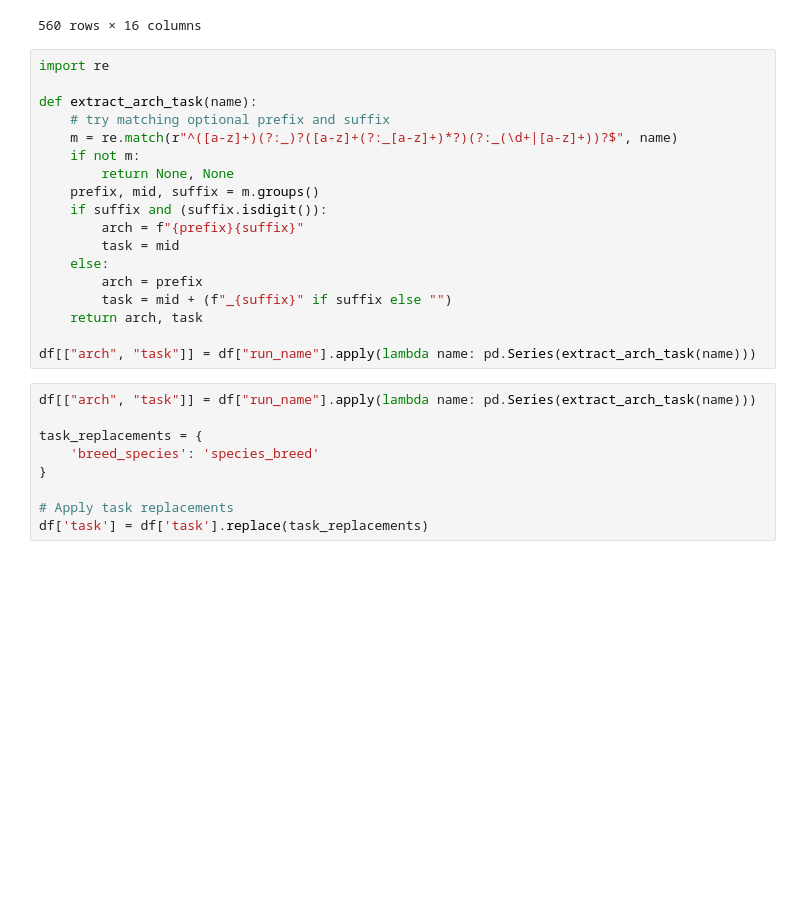
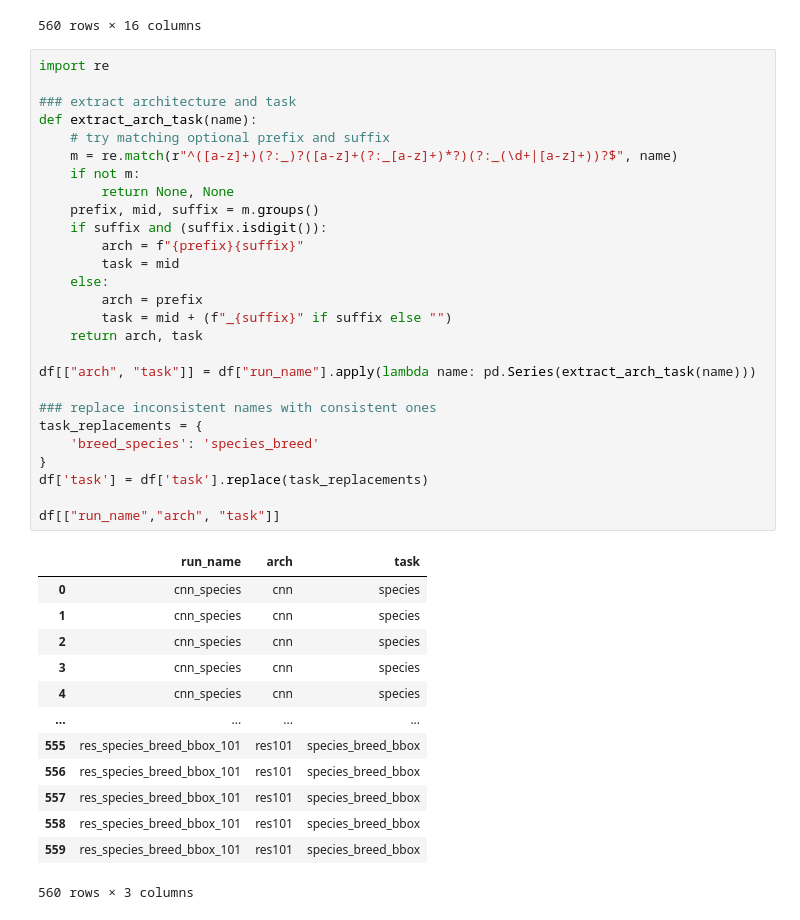
Before and after one commit to timfarkas/ADL_CW2, a Jupyter notebook: pre_training_analysis.ipynb, the cells around one changed output. Saved outputs shown, nothing was run; the diff lists cells and outputs as text; blank space fills up the shorter version.

```diff
--- a/pre_training_analysis.ipynb
+++ b/pre_training_analysis.ipynb
@@ -37,27 +39,41 @@ df
 # %%
 import re
 
+### extract architecture and task
 def extract_arch_task(name):
     # try matching optional prefix and suffix
     m = re.match(r"^([a-z]+)(?:_)?([a-z]+(?:_[a-z]+)*?)(?:_(\d+|[a-z]+))?$", name)
     if not m:
         return None, None
     prefix, mid, suffix = m.groups()
     if suffix and (suffix.isdigit()):
         arch = f"{prefix}{suffix}"
         task = mid
     else:
         arch = prefix
         task = mid + (f"_{suffix}" if suffix else "")
     return arch, task
 
 df[["arch", "task"]] = df["run_name"].apply(lambda name: pd.Series(extract_arch_task(name)))
+
+### replace inconsistent names with consistent ones
+task_replacements = {
+    'breed_species': 'species_breed'
+}
+df['task'] = df['task'].replace(task_replacements)
+
+df[["run_name","arch", "task"]]
+# %% [output]
+|  | run_name | arch | task |
+| 0 | cnn_species | cnn | species |
+| 1 | cnn_species | cnn | species |
+| 2 | cnn_species | cnn | species |
+| 3 | cnn_species | cnn | species |
+| 4 | cnn_species | cnn | species |
+| ... | ... | ... | ... |
+| 555 | res_species_breed_bbox_101 | res101 | species_breed_bbox |
+| 556 | res_species_breed_bbox_101 | res101 | species_breed_bbox |
+| 557 | res_species_breed_bbox_101 | res101 | species_breed_bbox |
+| 558 | res_species_breed_bbox_101 | res101 | species_breed_bbox |
+| 559 | res_species_breed_bbox_101 | res101 | species_breed_bbox |
+560 rows × 3 columns
-# %%
-df[["arch", "task"]] = df["run_name"].apply(lambda name: pd.Series(extract_arch_task(name)))
-
-task_replacements = {
-    'breed_species': 'species_breed'
-}
-
-# Apply task replacements
-df['task'] = df['task'].replace(task_replacements)
```
Also changed, not shown: parts of 7 cells of this notebook.
